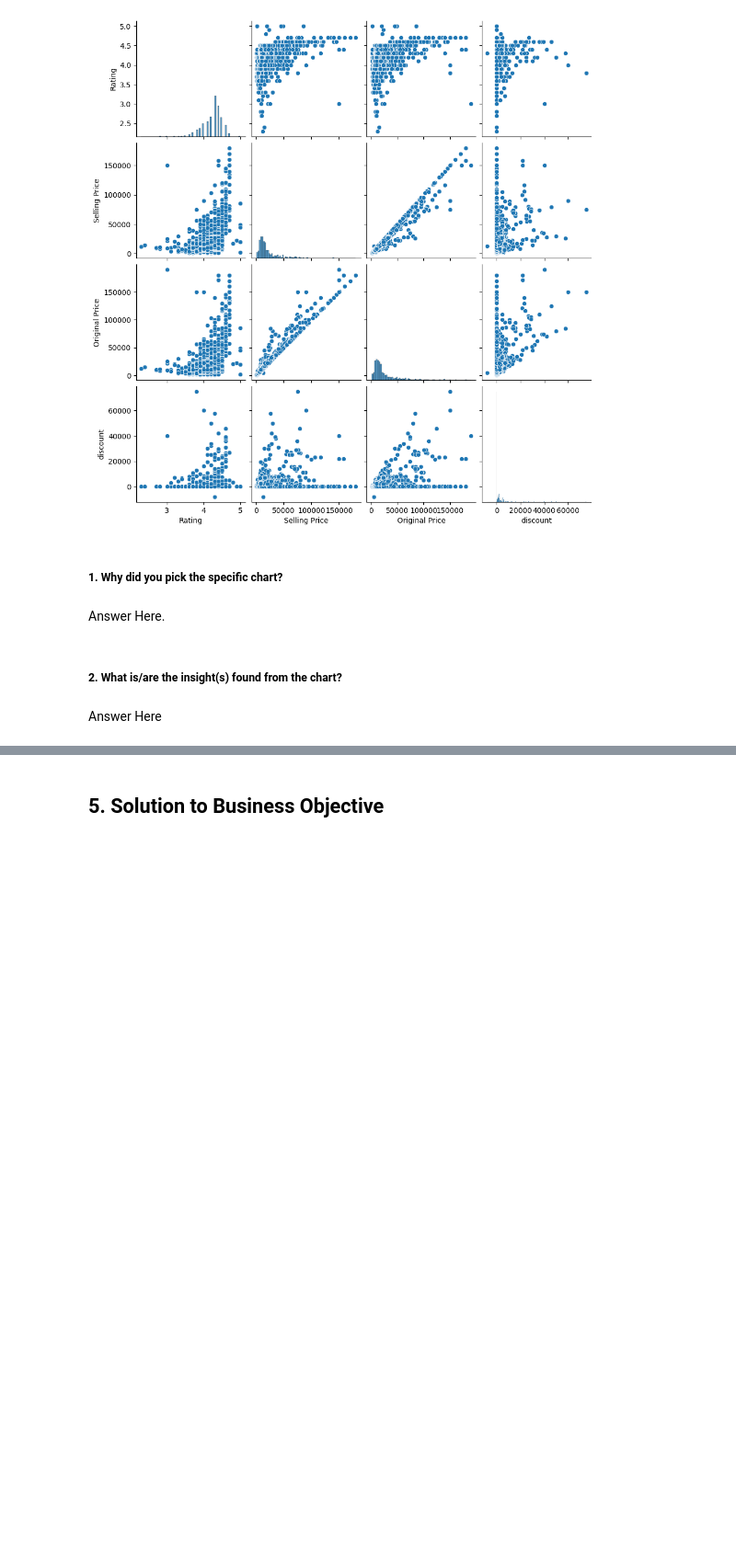
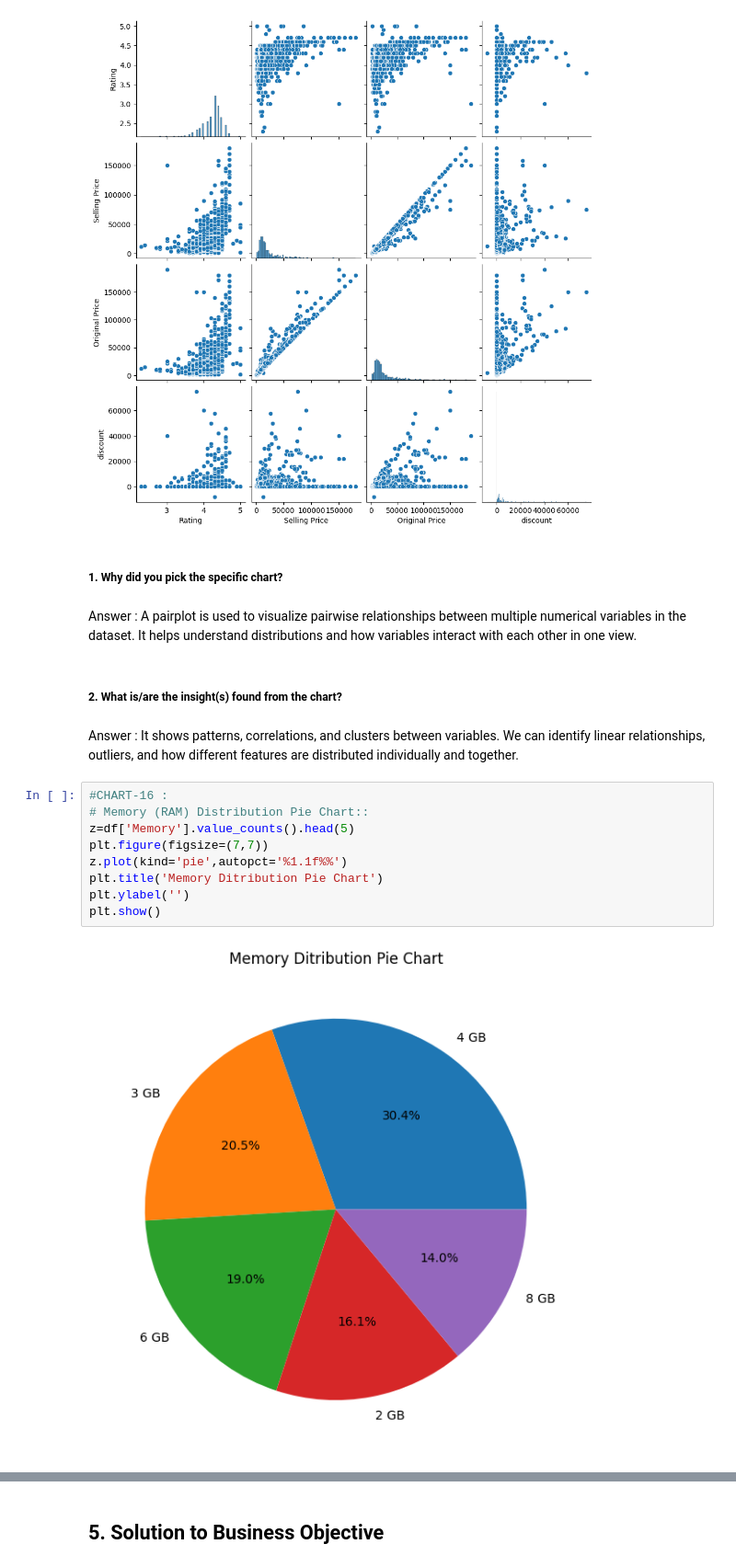
Before and after one commit to anujpurohit0501/flipkart-mobile-eda, a Jupyter notebook: Flipkart_Mobile_EDA.ipynb, the cells around one changed output, grey strips where cells are left out. Shown at 92% size. Cells and saved outputs as stored; diff of their text form; blank space fills up the shorter version.

```diff
--- a/Flipkart_Mobile_EDA.ipynb
+++ b/Flipkart_Mobile_EDA.ipynb
@@ -671,9 +702,20 @@ sns.pairplot(df)
 [figure]
 # %% [markdown]
 ##### 1. Why did you pick the specific chart?
-# %% [markdown]
-Answer Here.
+# %% [markdown]
+Answer : A pairplot is used to visualize pairwise relationships between multiple numerical variables in the dataset. It helps understand distributions and how variables interact with each other in one view.
 # %% [markdown]
 ##### 2. What is/are the insight(s) found from the chart?
-# %% [markdown]
-Answer Here
+# %% [markdown]
+Answer : It shows patterns, correlations, and clusters between variables. We can identify linear relationships, outliers, and how different features are distributed individually and together.
+# %%
+#CHART-16 :
+# Memory (RAM) Distribution Pie Chart::
+z=df['Memory'].value_counts().head(5)
+plt.figure(figsize=(7,7))
+z.plot(kind='pie',autopct='%1.1f%%')
+plt.title('Memory Ditribution Pie Chart')
+plt.ylabel('')
+plt.show()
+# %% [output]
+[figure, added]
```
Also changed, not shown: parts of 31 cells of this notebook.
